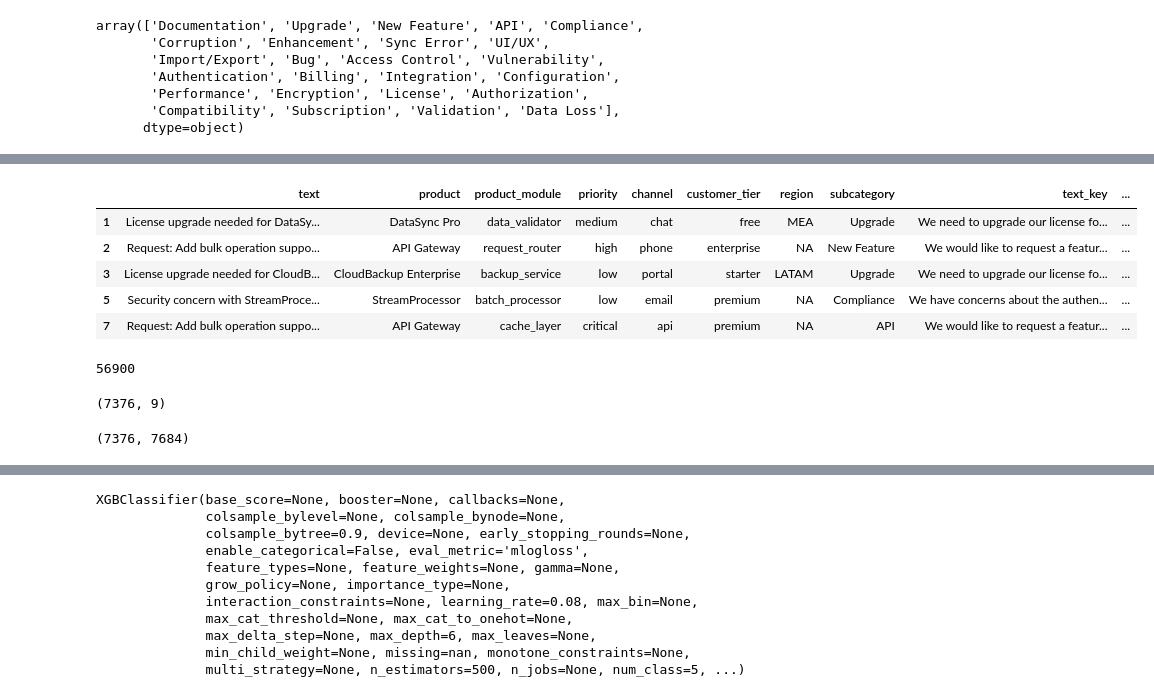
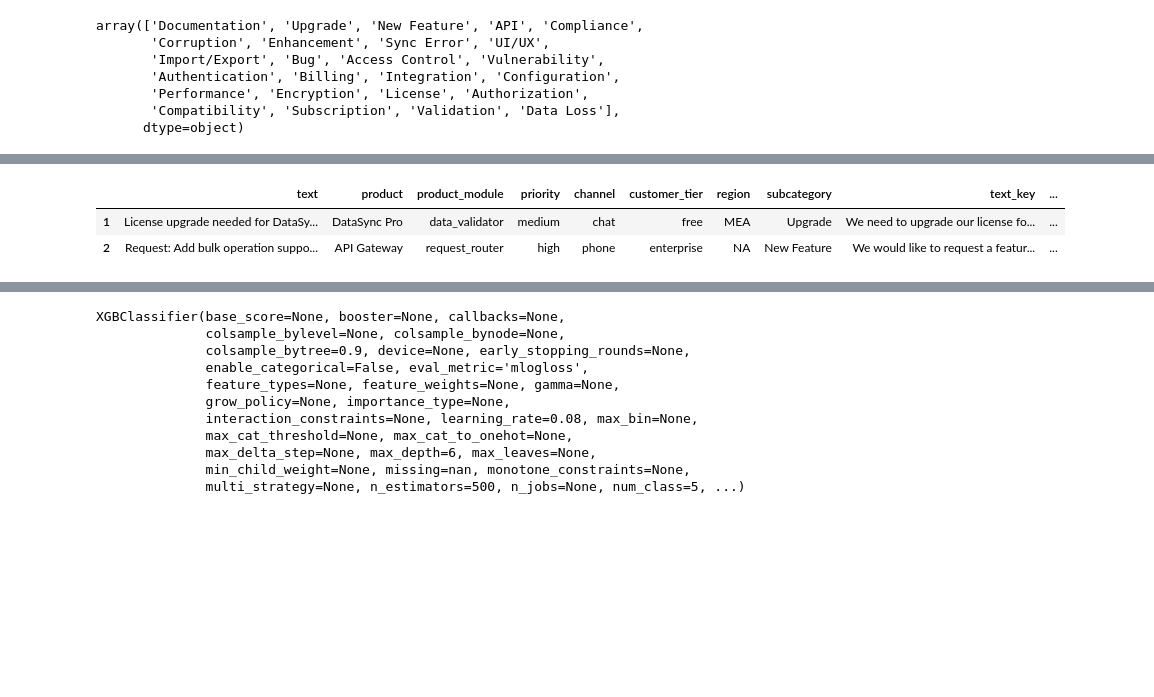
Before and after one commit to ramehhpalwai/AI-based-Product-Support-System, a Jupyter notebook: notebooks/eda.ipynb, the cells around one changed output, grey strips where cells are left out. Drawn from its saved outputs; the diff is of its cells as text; code cells hidden in the pictures; blank space fills up the shorter version.

```diff
--- a/notebooks/eda.ipynb
+++ b/notebooks/eda.ipynb
@@ -108,13 +118,6 @@ print(len(train_df), len(val_df), len(test_df))
 # %%
-train_df.head()
+train_df.head(2)
 # %% [output]
 |  | text | product | product_module | priority | channel | customer_tier | region | subcategory | text_key | ... |
 | 1 | License upgrade needed for DataSy... | DataSync Pro | data_validator | medium | chat | free | MEA | Upgrade | We need to upgrade our license fo... | ... |
 | 2 | Request: Add bulk operation suppo... | API Gateway | request_router | high | phone | enterprise | NA | New Feature | We would like to request a featur... | ... |
-| 3 | License upgrade needed for CloudB... | CloudBackup Enterprise | backup_service | low | portal | starter | LATAM | Upgrade | We need to upgrade our license fo... | ... |
-| 5 | Security concern with StreamProce... | StreamProcessor | batch_processor | low | email | premium | NA | Compliance | We have concerns about the authen... | ... |
-| 7 | Request: Add bulk operation suppo... | API Gateway | cache_layer | critical | api | premium | NA | API | We would like to request a featur... | ... |
-# %%
-train_df['text'].nunique()
-# %% [output]
-56900
@@ -166,8 +147,0 @@ X_test_transformed = preprocess_pipe.transform(X_test)
-# %%
-X_train.shape
-# %% [output]
-(7376, 9)
-# %%
-print(X_transformed.shape)
-# %% [output]
-(7376, 7684)
```
Also changed, not shown: parts of 12 cells of this notebook, 1 other file.
